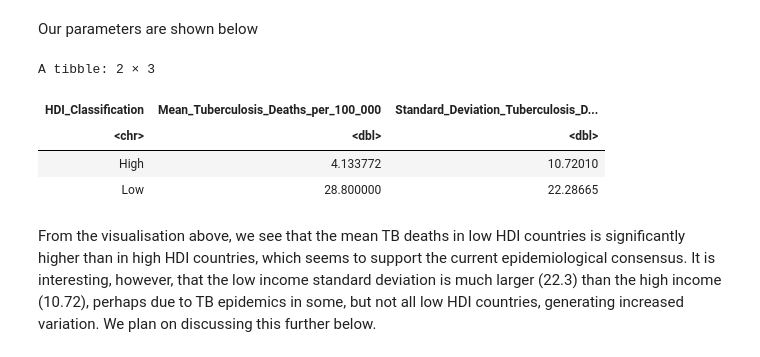
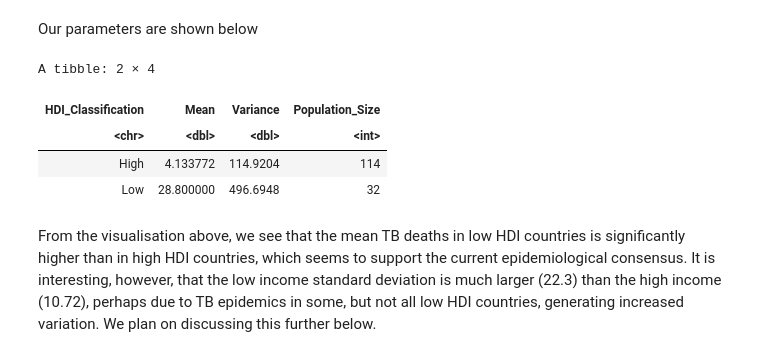
Before and after one commit to Remembria/Group-38-Project-Proposal, a Jupyter notebook: Group_38_Project_Report.ipynb, the cells around one changed output. Saved outputs shown, nothing was run; the diff lists cells and outputs as text; code cells hidden in the pictures.

```diff
--- a/Group_38_Project_Report.ipynb
+++ b/Group_38_Project_Report.ipynb
@@ -219,18 +219,20 @@ show(hdi_tb_boxplot)
 # %% [markdown]
 Our parameters are shown below
 # %%
+options(repr.matrix.max.cols = 4)
 tb_hdi_table <- tb_hdi_df %>%
     group_by(HDI_Classification) %>%
-    summarize(Mean_Tuberculosis_Deaths_per_100_000 = mean(Deaths_due_to_TB_per_100_000),
-              Standard_Deviation_Tuberculosis_Deaths_per_100_000 = sd(Deaths_due_to_TB_per_100_000))
+    summarize(Mean = mean(Deaths_due_to_TB_per_100_000),
+              Variance = var(Deaths_due_to_TB_per_100_000),
+              Population_Size = n())
 
 tb_hdi_table
 # %% [output]
-A tibble: 2 × 3
+A tibble: 2 × 4
-| HDI_Classification | Mean_Tuberculosis_Deaths_per_100_000 | Standard_Deviation_Tuberculosis_D... |
-| <chr> | <dbl> | <dbl> |
-| High | 4.133772 | 10.72010 |
-| Low | 28.800000 | 22.28665 |
+| HDI_Classification | Mean | Variance | Population_Size |
+| <chr> | <dbl> | <dbl> | <int> |
+| High | 4.133772 | 114.9204 | 114 |
+| Low | 28.800000 | 496.6948 | 32 |
 # %% [markdown]
 From the visualisation above, we see that the mean TB deaths in low HDI countries is significantly higher than in high HDI countries, which seems to support the current epidemiological consensus. It is interesting, however, that the low income standard deviation is much larger (22.3) than the high income (10.72), perhaps due to TB epidemics in some, but not all low HDI countries, generating increased variation. We plan on discussing this further below.
 # %% [markdown]
```
Also changed, not shown: parts of 12 cells of this notebook.
